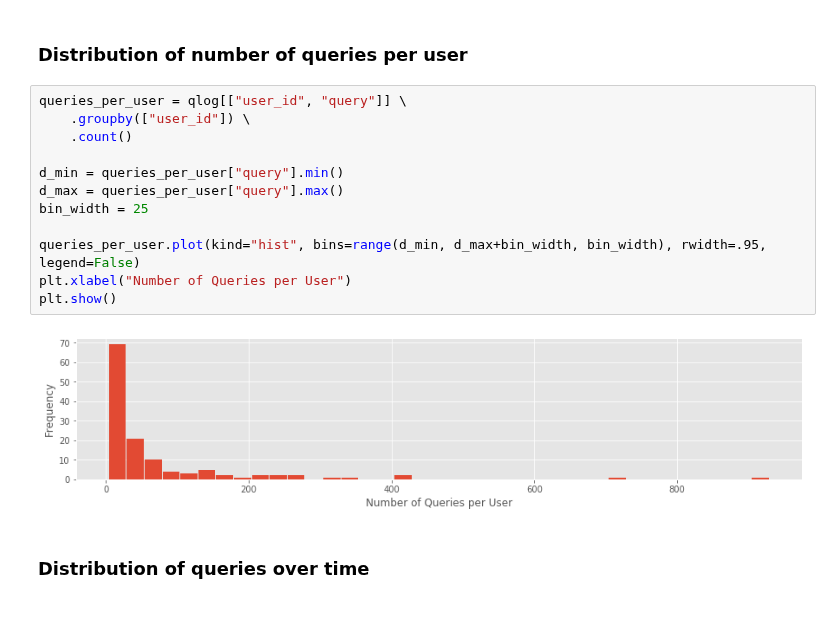
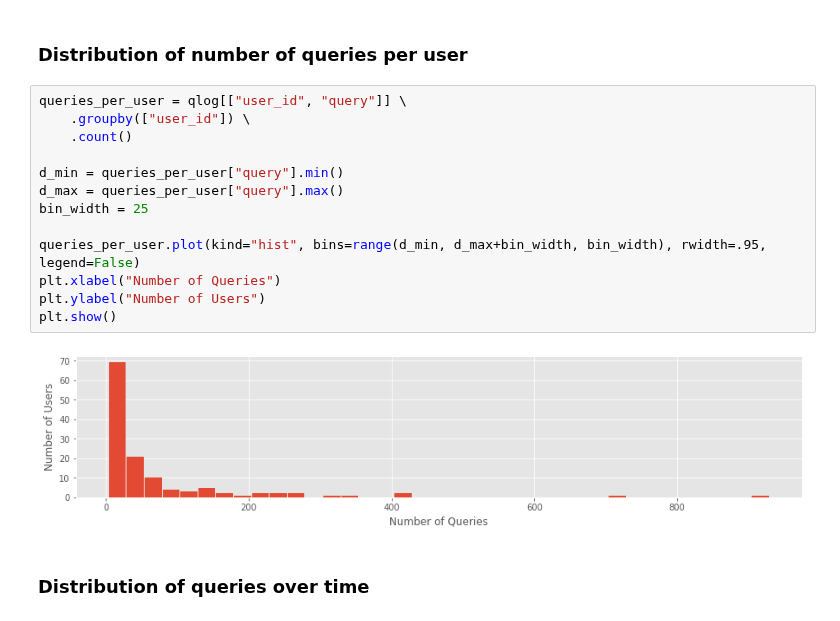
Before and after one commit to feup-infolab/army-ant, a Jupyter notebook: notebooks/query_log_analysis/query_log_analysis.ipynb, the cells around one changed output. Saved outputs shown, nothing was run; the diff lists cells and outputs as text.

```diff
--- a/notebooks/query_log_analysis/query_log_analysis.ipynb
+++ b/notebooks/query_log_analysis/query_log_analysis.ipynb
@@ -136,16 +136,17 @@ qlevel_stats
 # %%
 queries_per_user = qlog[["user_id", "query"]] \
     .groupby(["user_id"]) \
     .count()
 
 d_min = queries_per_user["query"].min()
 d_max = queries_per_user["query"].max()
 bin_width = 25
 
 queries_per_user.plot(kind="hist", bins=range(d_min, d_max+bin_width, bin_width), rwidth=.95, legend=False)
-plt.xlabel("Number of Queries per User")
+plt.xlabel("Number of Queries")
+plt.ylabel("Number of Users")
 plt.show()
 # %% [output]
-[figure, old version]
+[figure, new version]
 # %% [markdown]
 ### Distribution of queries over time
```
Also changed, not shown: parts of 12 cells of this notebook, 1 other file.
